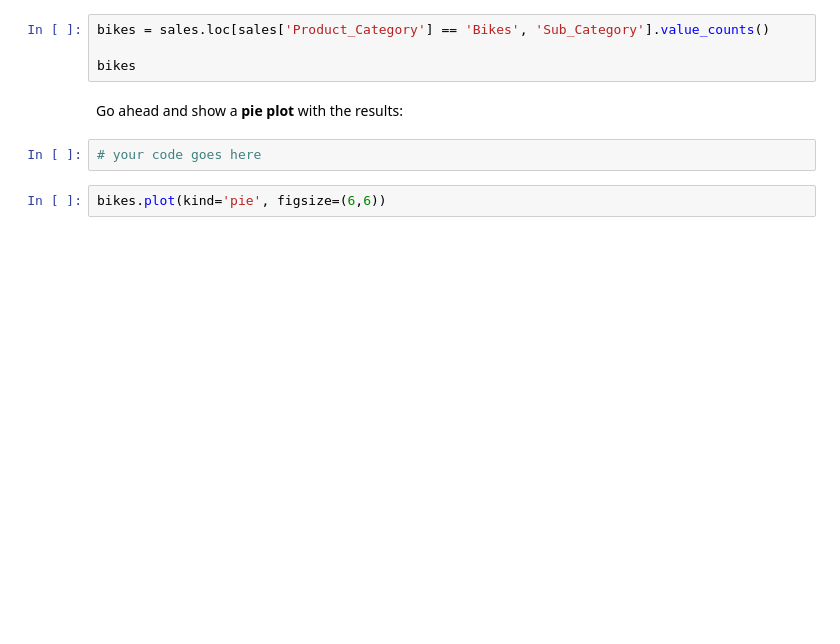
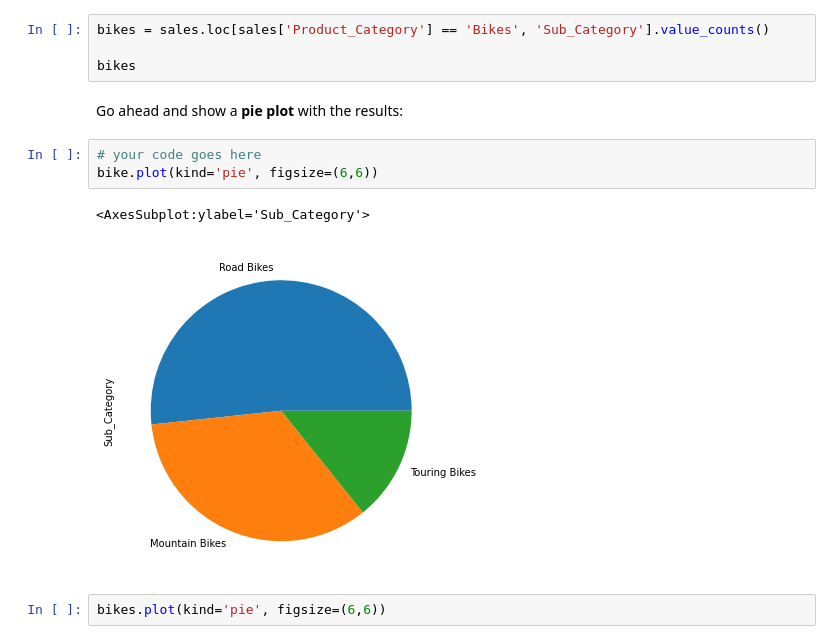
Before and after one commit to omaima-khalil/FunnyData, a Jupyter notebook: Exercises_1.ipynb, the cells around one changed output. Saved outputs shown, nothing was run; the diff lists cells and outputs as text; blank space fills up the shorter version.

```diff
--- a/Exercises_1.ipynb
+++ b/Exercises_1.ipynb
@@ -396,6 +467,10 @@ bikes
 Go ahead and show a <b>pie plot</b> with the results:
 # %%
 # your code goes here
+bike.plot(kind='pie', figsize=(6,6))
+# %% [output]
+<AxesSubplot:ylabel='Sub_Category'>
+[figure, added]
 # %%
 bikes.plot(kind='pie', figsize=(6,6))
 # %% [markdown]
```
Also changed, not shown: parts of 19 cells of this notebook.
